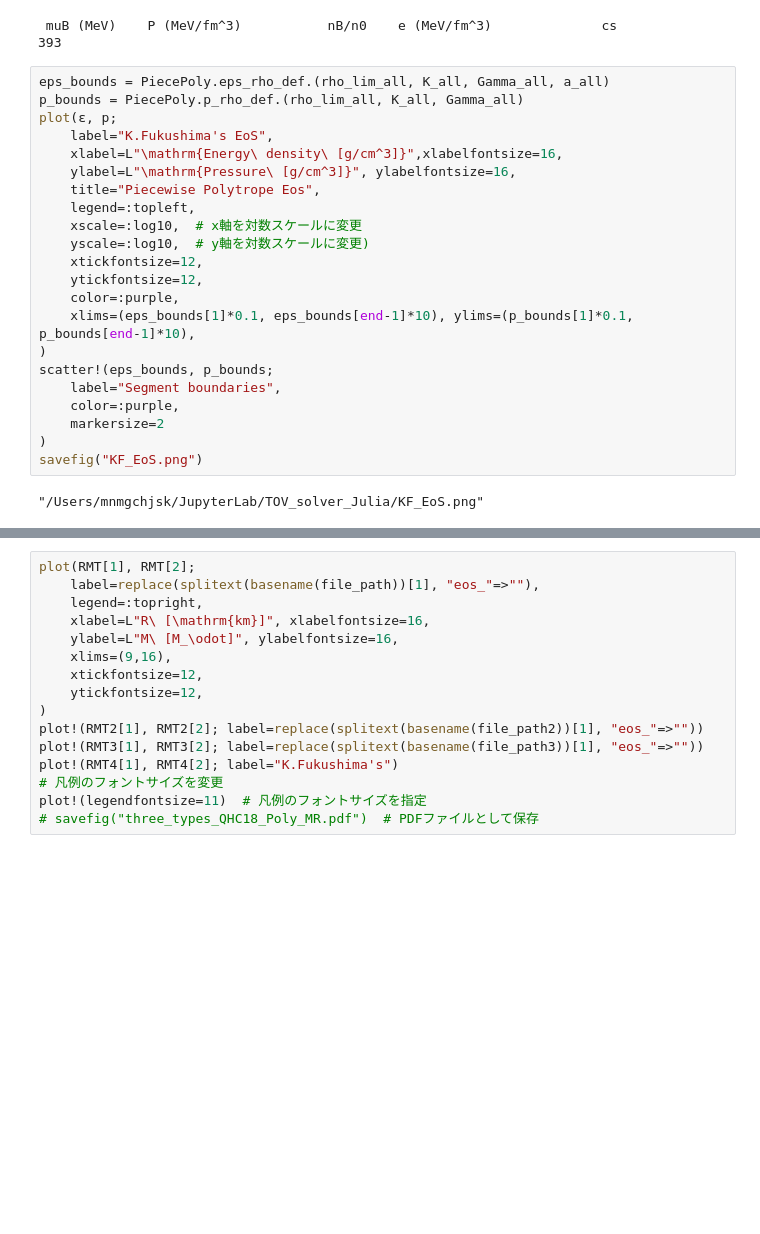
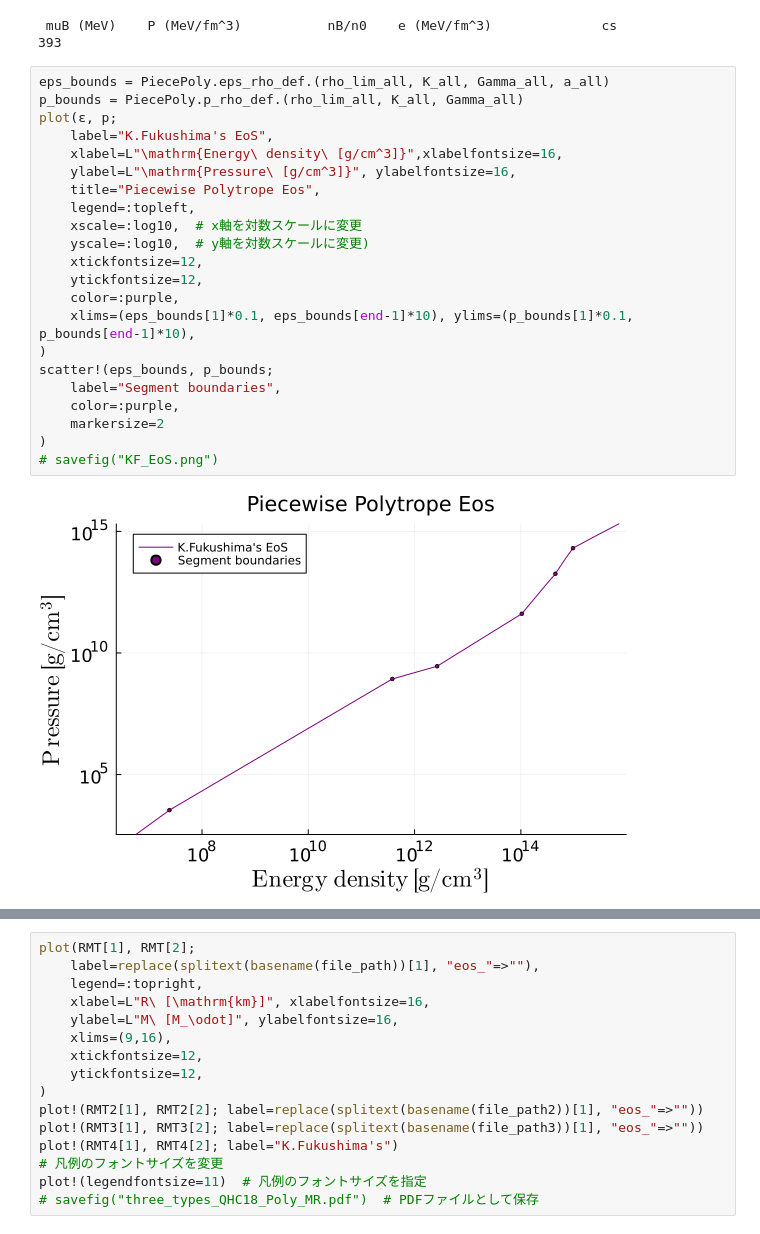
Before and after one commit to jskMNMGCH/TOVsolver_Julia, a Jupyter notebook: KFkushimaEoS.ipynb, the cells around one changed output, grey strips where cells are left out. Saved outputs shown, nothing was run; the diff lists cells and outputs as text; blank space fills up the shorter version.

```diff
--- a/KFkushimaEoS.ipynb
+++ b/KFkushimaEoS.ipynb
@@ -95,27 +95,27 @@ println(length(mono_e3))
 # %%
 eps_bounds = PiecePoly.eps_rho_def.(rho_lim_all, K_all, Gamma_all, a_all)
 p_bounds = PiecePoly.p_rho_def.(rho_lim_all, K_all, Gamma_all)
 plot(ε, p;
     label="K.Fukushima's EoS",
     xlabel=L"\mathrm{Energy\ density\ [g/cm^3]}",xlabelfontsize=16,
     ylabel=L"\mathrm{Pressure\ [g/cm^3]}", ylabelfontsize=16,
     title="Piecewise Polytrope Eos",
     legend=:topleft,
     xscale=:log10,  # x軸を対数スケールに変更
     yscale=:log10,  # y軸を対数スケールに変更)
     xtickfontsize=12,
     ytickfontsize=12,
     color=:purple,
     xlims=(eps_bounds[1]*0.1, eps_bounds[end-1]*10), ylims=(p_bounds[1]*0.1, p_bounds[end-1]*10),
 )
 scatter!(eps_bounds, p_bounds;
     label="Segment boundaries",
     color=:purple,
     markersize=2
 )
-savefig("KF_EoS.png")
+# savefig("KF_EoS.png")
 # %% [output]
-"/Users/mnmgchjsk/JupyterLab/TOV_solver_Julia/KF_EoS.png"
+[figure, added]
 # %%
 eps_bounds = PiecePoly.eps_rho_def.(rho_lim_all, K_all, Gamma_all, a_all).*gcm3_to_MeVfm3
 p_bounds = PiecePoly.p_rho_def.(rho_lim_all, K_all, Gamma_all).*gcm3_to_MeVfm3
```
Also changed, not shown: parts of 3 cells of this notebook, 8 other files.
